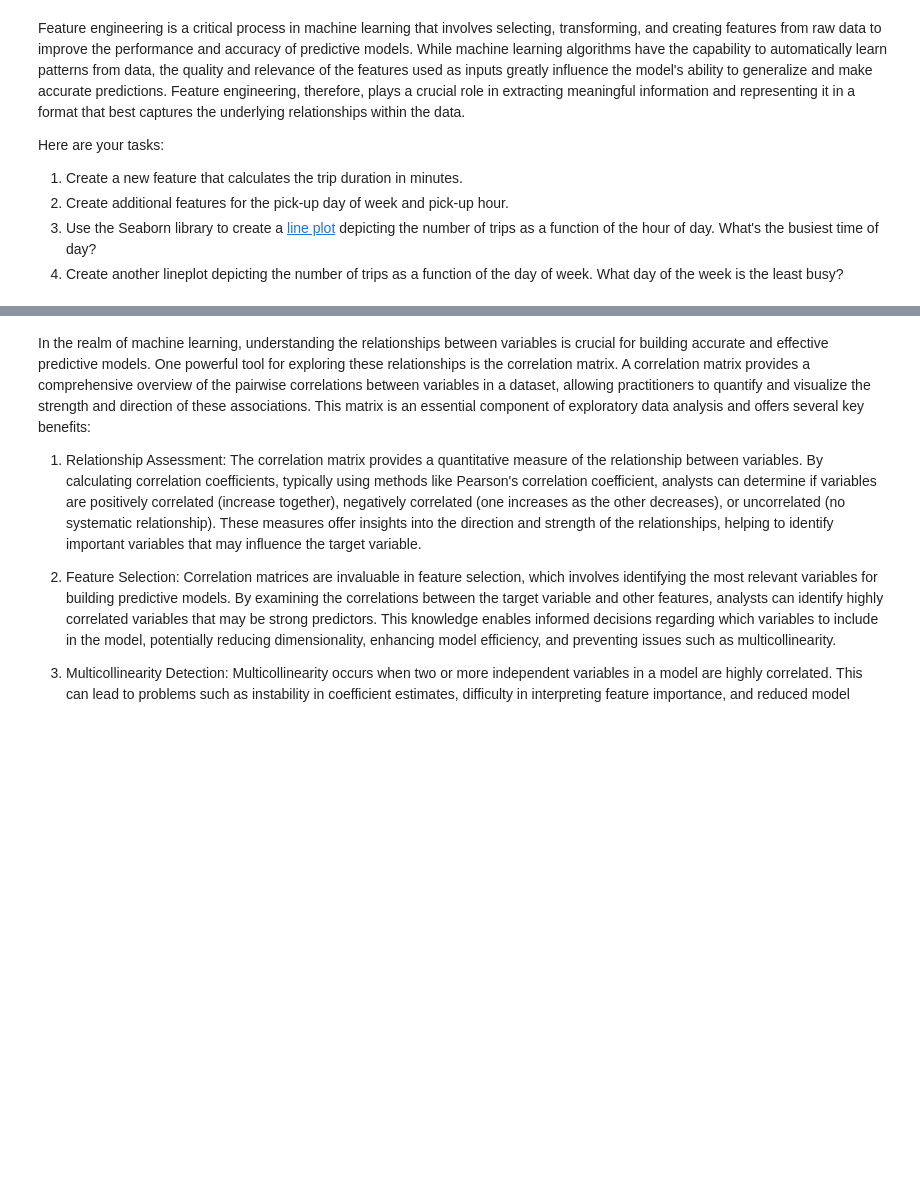
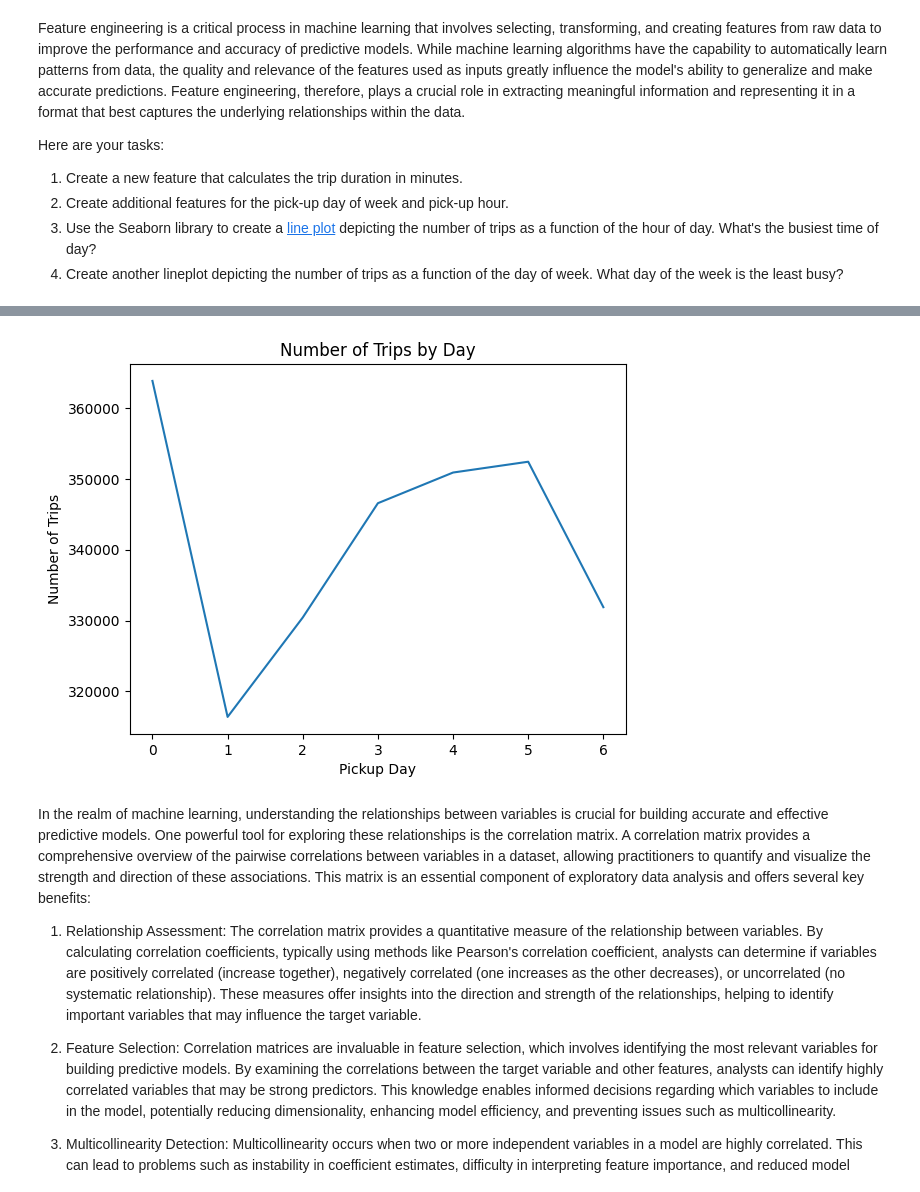
Before and after one commit to jerry-phillips/SpringBoard, a Jupyter notebook: Student_MLE_MiniProject_EDA.ipynb, the cells around one changed output, grey strips where cells are left out. Cells and saved outputs as stored; diff of their text form; code cells hidden in the pictures; blank space fills up the shorter version.

```diff
--- a/Student_MLE_MiniProject_EDA.ipynb
+++ b/Student_MLE_MiniProject_EDA.ipynb
@@ -118,3 +120,10 @@ taxi_data_df['pickup_day_of_week'] = taxi_data_df['tpep_pickup_datetime'].dt.day
 # %%
-# Create a lineplot displaying the number of trips by pickup hour
-sns.lineplot(x='pickup_hour', y='tpep_pickup_datetime', data=taxi_data_df)
+# Create a lineplot displaying the number of trips by pickup day
+pickup_day_counts = taxi_data_df['pickup_day_of_week'].value_counts().sort_index()
+sns.lineplot(x = pickup_day_counts.index, y = pickup_day_counts.values)
+plt.xlabel('Pickup Day')
+plt.ylabel('Number of Trips')
+plt.title('Number of Trips by Day')
+plt.show()
+# %% [output]
+[figure, added]
```
Also changed, not shown: parts of 4 cells of this notebook.
